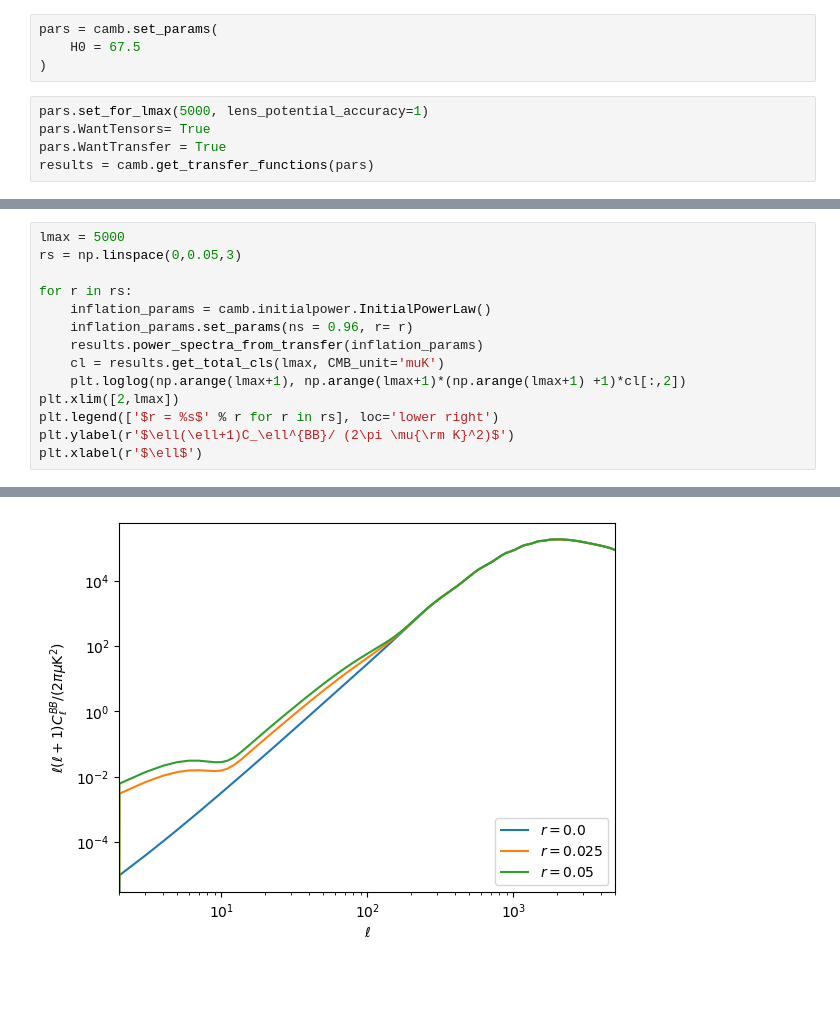
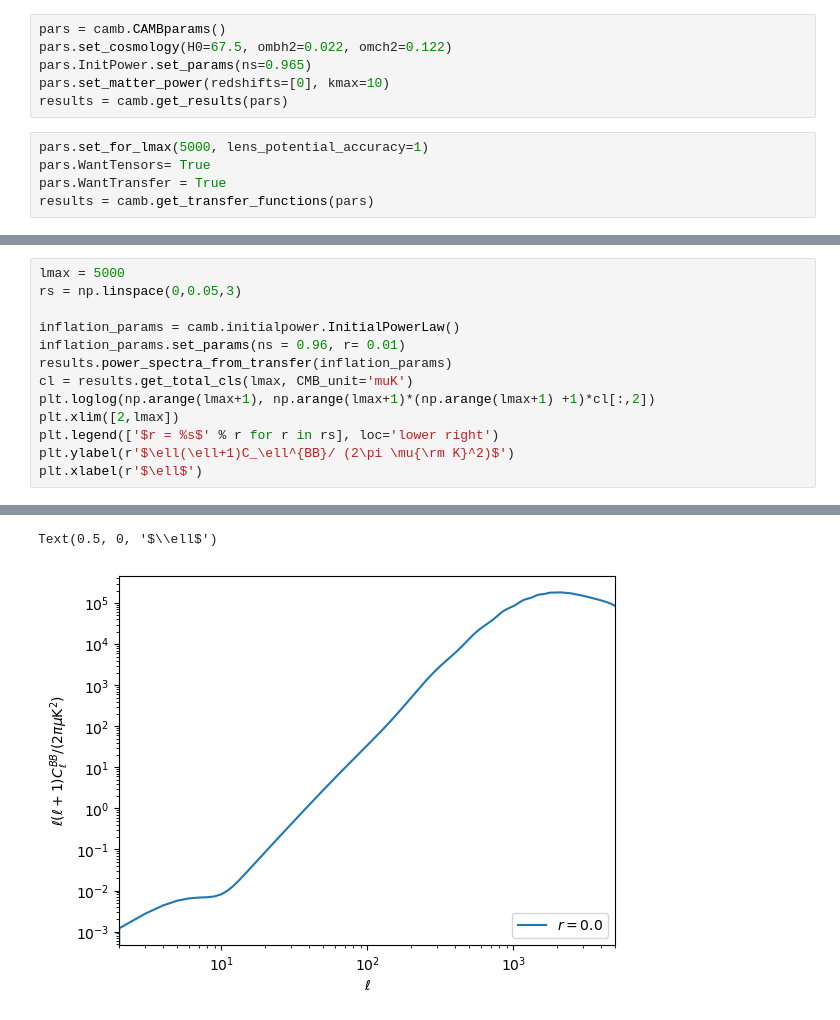
Before and after one commit to Mazroj/Cosmology_spring_25, a Jupyter notebook: tareas/tarea_3.ipynb, the cells around one changed output, grey strips where cells are left out. Saved outputs shown, nothing was run; the diff lists cells and outputs as text; blank space fills up the shorter version.

```diff
--- a/tareas/tarea_3.ipynb
+++ b/tareas/tarea_3.ipynb
@@ -5,9 +5,11 @@ import numpy as np
 import camb
 import matplotlib.pyplot as plt
 # %%
-pars = camb.set_params(
-    H0 = 67.5
-)
+pars = camb.CAMBparams()
+pars.set_cosmology(H0=67.5, ombh2=0.022, omch2=0.122)
+pars.InitPower.set_params(ns=0.965)
+pars.set_matter_power(redshifts=[0], kmax=10)
+results = camb.get_results(pars)
 # %%
 pars.set_for_lmax(5000, lens_potential_accuracy=1)
 pars.WantTensors= True
@@ -35,12 +41,11 @@ array([[2.31989175e+06, 2.36386625e+06, 2.40952900e+06, ...,
 lmax = 5000
 rs = np.linspace(0,0.05,3)
 
-for r in rs:
-    inflation_params = camb.initialpower.InitialPowerLaw()
-    inflation_params.set_params(ns = 0.96, r= r)
-    results.power_spectra_from_transfer(inflation_params)
-    cl = results.get_total_cls(lmax, CMB_unit='muK')
-    plt.loglog(np.arange(lmax+1), np.arange(lmax+1)*(np.arange(lmax+1) +1)*cl[:,2])
+inflation_params = camb.initialpower.InitialPowerLaw()
+inflation_params.set_params(ns = 0.96, r= 0.01)
+results.power_spectra_from_transfer(inflation_params)
+cl = results.get_total_cls(lmax, CMB_unit='muK')
+plt.loglog(np.arange(lmax+1), np.arange(lmax+1)*(np.arange(lmax+1) +1)*cl[:,2])
 plt.xlim([2,lmax])
 plt.legend(['$r = %s$' % r for r in rs], loc='lower right')
 plt.ylabel(r'$\ell(\ell+1)C_\ell^{BB}/ (2\pi \mu{\rm K}^2)$')
@@ -50 +55,2 @@ Text(0.5, 0, '$\\ell$')
+Text(0.5, 0, '$\\ell$')
-[figure, old version]
+[figure, new version]
```
Also changed, not shown: parts of 4 cells of this notebook.
